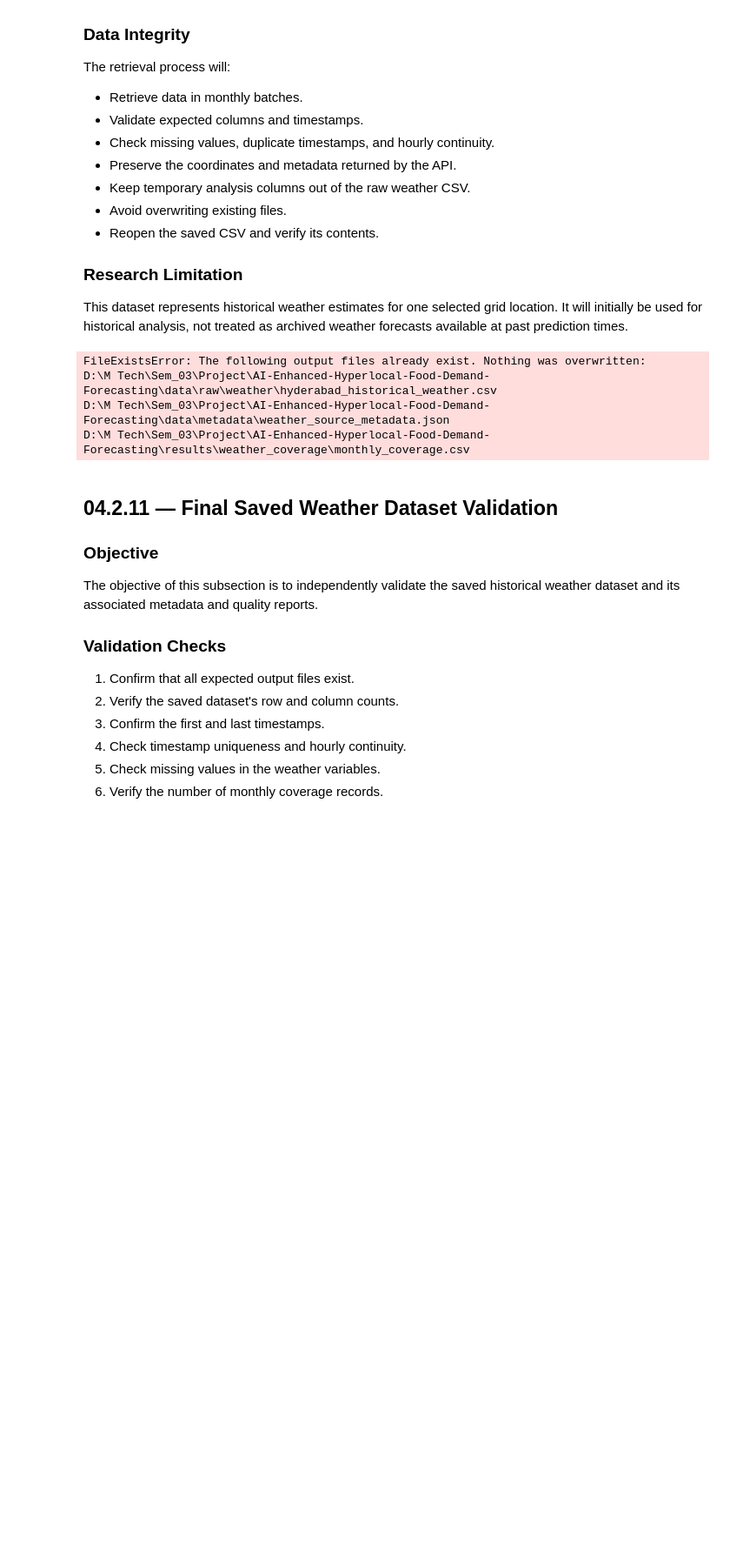
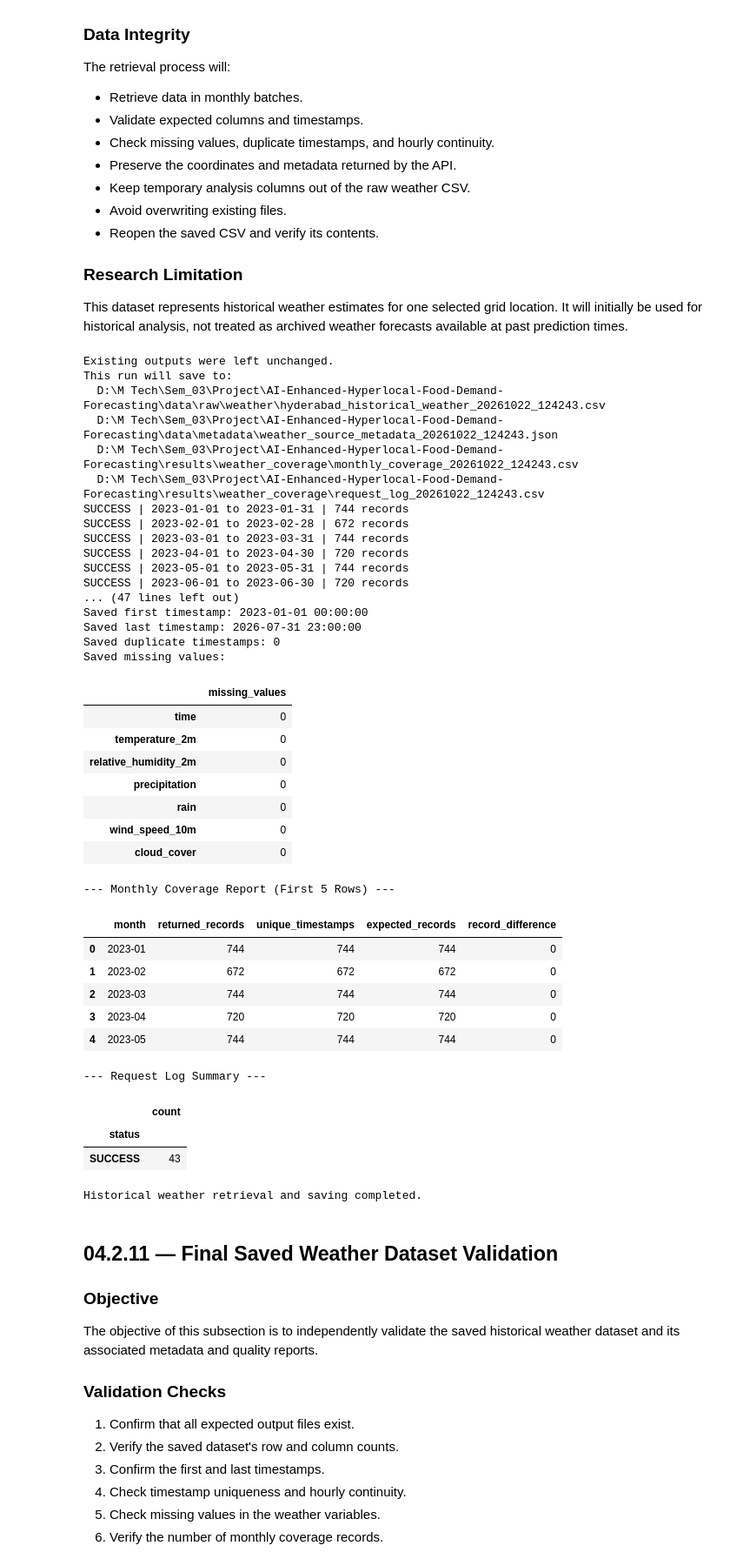
Before and after one commit to Venkatpotla33/AI-Enhanced-Hyperlocal-Food-Demand-Forecasting, a Jupyter notebook: notebooks/04_live_contextual_data_collection_and_integration.ipynb, the cells around one changed output. Shown at 87% size. Saved outputs shown, nothing was run; the diff lists cells and outputs as text; code cells hidden in the pictures; blank space fills up the shorter version.

```diff
--- a/notebooks/04_live_contextual_data_collection_and_integration.ipynb
+++ b/notebooks/04_live_contextual_data_collection_and_integration.ipynb
@@ -2888,12 +2891,31 @@ output_paths = [
 existing_files = [str(path) for path in output_paths if path.exists()]
 
 if existing_files:
-    raise FileExistsError(
-        "The following output files already exist. "
-        "Nothing was overwritten:\n"
-        + "\n".join(existing_files)
-        + "\nInspect or rename these files before rerunning."
-    )
+    # Keep existing outputs intact; write this run to a new set of filenames.
+    run_suffix = datetime.now().strftime("%Y%m%d_%H%M%S")
+    candidate_paths = [
+        path.with_name(f"{path.stem}_{run_suffix}{path.suffix}")
+        for path in output_paths
+    ]
+
+    counter = 1
+    while any(path.exists() for path in candidate_paths):
+        run_suffix = (
+            f"{datetime.now().strftime('%Y%m%d_%H%M%S')}_{counter}"
+        )
+        candidate_paths = [
+            path.with_name(f"{path.stem}_{run_suffix}{path.suffix}")
+            for path in output_paths
+        ]
+        counter += 1
+
+    OUTPUT_CSV, OUTPUT_METADATA, OUTPUT_MONTHLY, OUTPUT_LOG = candidate_paths
+    output_paths = candidate_paths
+
+    print("Existing outputs were left unchanged.")
+    print("This run will save to:")
+    for path in output_paths:
+        print(f"  {path}")
 
 # ------------------------------------------------------------
 # 2. Prepare monthly periods
@@ -3202,37 +3224,70 @@ weather_saved_df = pd.read_csv(
 )
 
 print("\n--- Saved Dataset Verification ---")
 print("Saved CSV:", OUTPUT_CSV.relative_to(project_root))
 print("Saved metadata:", OUTPUT_METADATA.relative_to(project_root))
 print("Saved monthly report:", OUTPUT_MONTHLY.relative_to(project_root))
 print("Saved request log:", OUTPUT_LOG.relative_to(project_root))
 
 print("\nOriginal data shape:", weather_to_save.shape)
 print("Saved data shape:", weather_saved_df.shape)
 print("Saved columns:", weather_saved_df.columns.tolist())
 print("Saved first timestamp:", weather_saved_df["time"].min())
 print("Saved last timestamp:", weather_saved_df["time"].max())
 print("Saved duplicate timestamps:", weather_saved_df["time"].duplicated().sum())
 print("Saved missing values:")
 display(weather_saved_df.isna().sum().to_frame("missing_values"))
 
 print("\n--- Monthly Coverage Report (First 5 Rows) ---")
 display(monthly_coverage_df_final.head())
 
 print("\n--- Request Log Summary ---")
 display(
     request_log_df_final["status"]
     .value_counts()
     .rename_axis("status")
     .to_frame("count")
 )
 
 print("\nHistorical weather retrieval and saving completed.")
 # %% [output]
-FileExistsError: The following output files already exist. Nothing was overwritten:
-D:\M Tech\Sem_03\Project\AI-Enhanced-Hyperlocal-Food-Demand-Forecasting\data\raw\weather\hyderabad_historical_weather.csv
-D:\M Tech\Sem_03\Project\AI-Enhanced-Hyperlocal-Food-Demand-Forecasting\data\metadata\weather_source_metadata.json
-D:\M Tech\Sem_03\Project\AI-Enhanced-Hyperlocal-Food-Demand-Forecasting\results\weather_coverage\monthly_coverage.csv
+Existing outputs were left unchanged.
+This run will save to:
+  D:\M Tech\Sem_03\Project\AI-Enhanced-Hyperlocal-Food-Demand-Forecasting\data\raw\weather\hyderabad_historical_weather_20261022_124243.csv
+  D:\M Tech\Sem_03\Project\AI-Enhanced-Hyperlocal-Food-Demand-Forecasting\data\metadata\weather_source_metadata_20261022_124243.json
+  D:\M Tech\Sem_03\Project\AI-Enhanced-Hyperlocal-Food-Demand-Forecasting\results\weather_coverage\monthly_coverage_20261022_124243.csv
+  D:\M Tech\Sem_03\Project\AI-Enhanced-Hyperlocal-Food-Demand-Forecasting\results\weather_coverage\request_log_20261022_124243.csv
+SUCCESS | 2023-01-01 to 2023-01-31 | 744 records
+SUCCESS | 2023-02-01 to 2023-02-28 | 672 records
+SUCCESS | 2023-03-01 to 2023-03-31 | 744 records
+SUCCESS | 2023-04-01 to 2023-04-30 | 720 records
+SUCCESS | 2023-05-01 to 2023-05-31 | 744 records
+SUCCESS | 2023-06-01 to 2023-06-30 | 720 records
+... (47 lines left out)
+Saved first timestamp: 2023-01-01 00:00:00
+Saved last timestamp: 2026-07-31 23:00:00
+Saved duplicate timestamps: 0
+Saved missing values:
+|  | missing_values |
+| time | 0 |
+| temperature_2m | 0 |
+| relative_humidity_2m | 0 |
+| precipitation | 0 |
+| rain | 0 |
+| wind_speed_10m | 0 |
+| cloud_cover | 0 |
+--- Monthly Coverage Report (First 5 Rows) ---
+|  | month | returned_records | unique_timestamps | expected_records | record_difference |
+| 0 | 2023-01 | 744 | 744 | 744 | 0 |
+| 1 | 2023-02 | 672 | 672 | 672 | 0 |
+| 2 | 2023-03 | 744 | 744 | 744 | 0 |
+| 3 | 2023-04 | 720 | 720 | 720 | 0 |
+| 4 | 2023-05 | 744 | 744 | 744 | 0 |
+--- Request Log Summary ---
+|  | count |
+| status |  |
+| SUCCESS | 43 |
+Historical weather retrieval and saving completed.
 # %% [markdown]
 ## 04.2.11 — Final Saved Weather Dataset Validation
 
```
Also changed, not shown: parts of 18 cells of this notebook, 6 other files.
